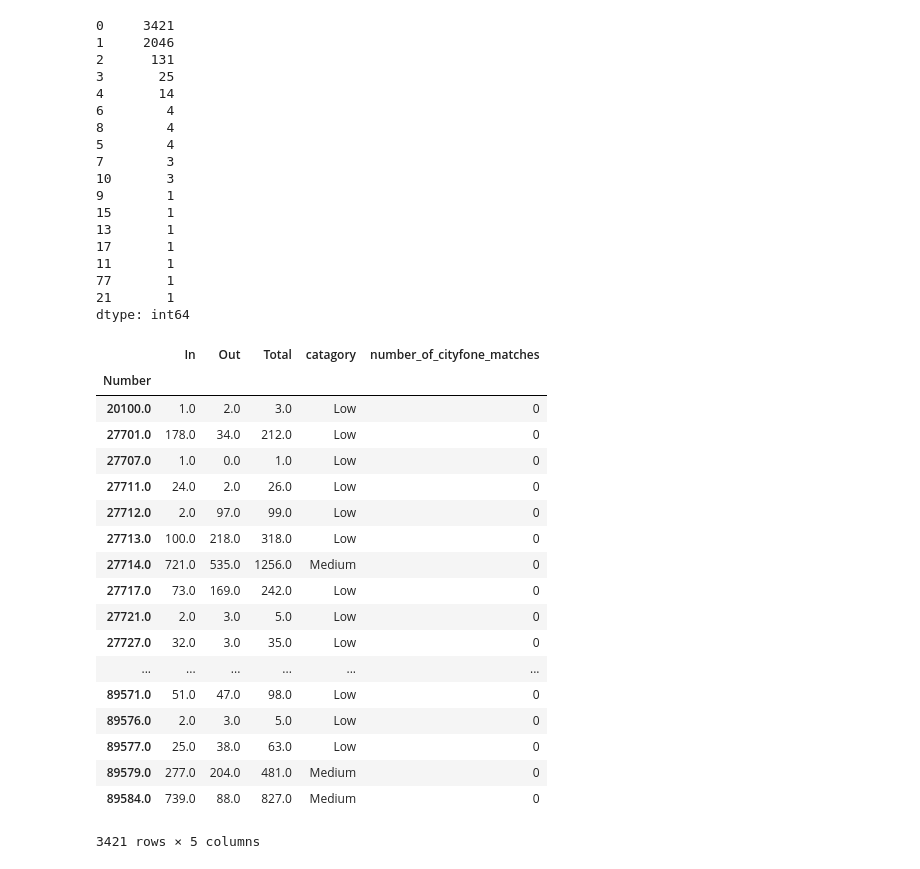
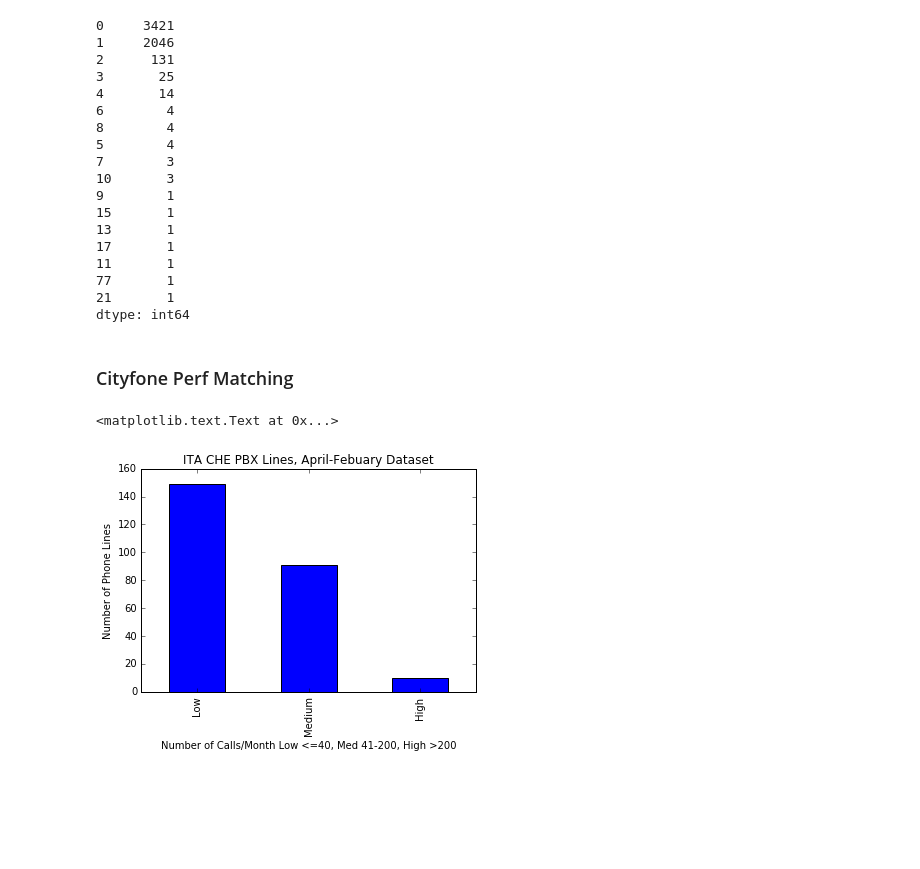
Before and after one commit to CityOfLosAngeles/pbx-analysis, a Jupyter notebook: DataCleaning.ipynb, the cells around one changed output. Drawn from its saved outputs; the diff is of its cells as text; code cells hidden in the pictures; blank space fills up the shorter version.

```diff
--- a/DataCleaning.ipynb
+++ b/DataCleaning.ipynb
@@ -174,24 +182,32 @@ annual_totals.number_of_cityfone_matches.value_counts()
 21       1
 dtype: int64
 # %%
-annual_totals.to_csv('pbx_da')
+annual_totals.to_csv('pbx_data_with_cityfone_matches.csv')
-# %% [output]
-|  | In | Out | Total | catagory | number_of_cityfone_matches |
-| Number |  |  |  |  |  |
-| 20100.0 | 1.0 | 2.0 | 3.0 | Low | 0 |
-| 27701.0 | 178.0 | 34.0 | 212.0 | Low | 0 |
-| 27707.0 | 1.0 | 0.0 | 1.0 | Low | 0 |
-| 27711.0 | 24.0 | 2.0 | 26.0 | Low | 0 |
-| 27712.0 | 2.0 | 97.0 | 99.0 | Low | 0 |
-| 27713.0 | 100.0 | 218.0 | 318.0 | Low | 0 |
-| 27714.0 | 721.0 | 535.0 | 1256.0 | Medium | 0 |
-| 27717.0 | 73.0 | 169.0 | 242.0 | Low | 0 |
-| 27721.0 | 2.0 | 3.0 | 5.0 | Low | 0 |
-| 27727.0 | 32.0 | 3.0 | 35.0 | Low | 0 |
-| ... | ... | ... | ... | ... | ... |
-| 89571.0 | 51.0 | 47.0 | 98.0 | Low | 0 |
-| 89576.0 | 2.0 | 3.0 | 5.0 | Low | 0 |
-| 89577.0 | 25.0 | 38.0 | 63.0 | Low | 0 |
-| 89579.0 | 277.0 | 204.0 | 481.0 | Medium | 0 |
-| 89584.0 | 739.0 | 88.0 | 827.0 | Medium | 0 |
-3421 rows × 5 columns
+# %% [markdown]
+### Cityfone Perf Matching
+# %%
+def cityfone_matcher(row, *args):
+    """
+    Match to CityFone when perfect match
+    """
+    number_totals = row.name
+    cityfone_df['Number'] = pd.to_numeric(cityfone_df.Number)
+    df = cityfone_df[cityfone_df['Number'] == number_totals]
+    try:
+        val = df[args[0]].iloc[0]
+    except IndexError:
+        return np.NaN
+    return val
+# %%
+annual_totals['Last_Name'] = annual_totals.apply(cityfone_matcher, axis=1, args=('EMP_LST_NM',))
+annual_totals['First_Name'] = annual_totals.apply(cityfone_matcher, axis=1, args=('EMP_FRST_NM',))
+annual_totals['Dept'] = annual_totals.apply(cityfone_matcher, axis=1, args=('DEPT_NAME',))
+# %%
+ita = annual_totals[annual_totals['Dept'] == 'Information Technology Agency']
+# %%
+ax = ita.catagory.value_counts().plot(kind='bar', title='ITA CHE PBX Lines, April-Febuary Dataset')
+ax.set_xlabel('Number of Calls/Month Low <=40, Med 41-200, High >200')
+ax.set_ylabel('Number of Phone Lines')
+# %% [output]
+<matplotlib.text.Text at 0x...>
+[figure, added]
```
Also changed, not shown: parts of 3 cells of this notebook.
